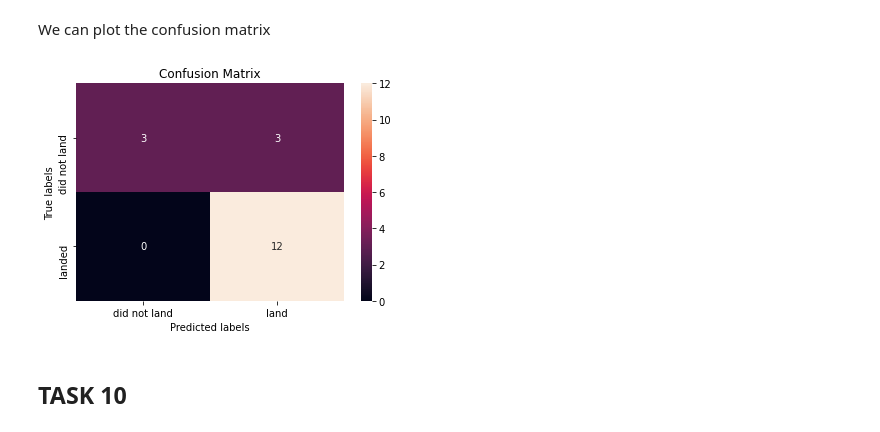
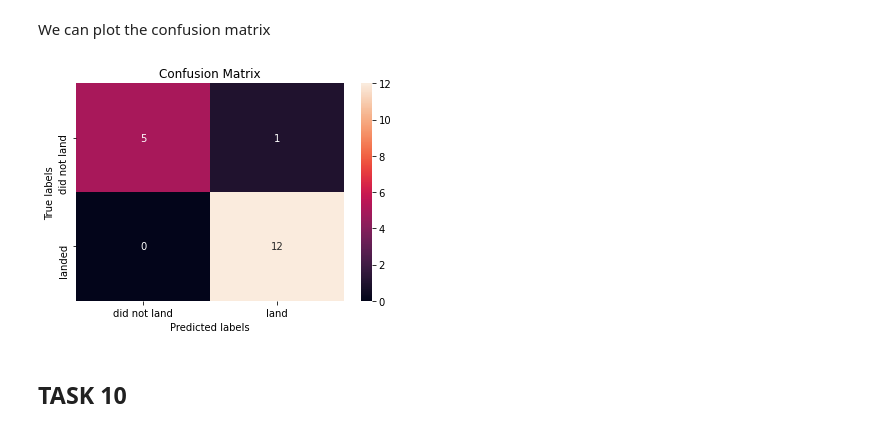
Before and after one commit to markus24135/ibmdatascience, a Jupyter notebook: Predictive Modeling.ipynb, the cells around one changed output. Drawn from its saved outputs; the diff is of its cells as text; code cells hidden in the pictures.

```diff
--- a/Predictive Modeling.ipynb
+++ b/Predictive Modeling.ipynb
@@ -249,10 +249,10 @@ accuracy:  0.7222222222222222
 # %% [markdown]
 We can plot the confusion matrix
 # %%
-yhat = svm_cv.predict(X_test)
+yhat = tree_cv.predict(X_test)
 plot_confusion_matrix(Y_test,yhat)
 # %% [output]
-[figure, old version]
+[figure, new version]
 # %% [markdown]
 ## TASK  10
 # %% [markdown]
```
Also changed, not shown: parts of 5 cells of this notebook.
